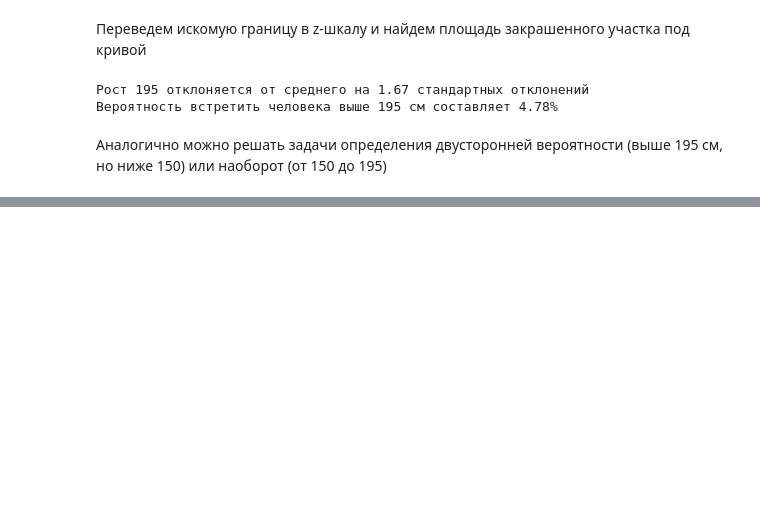
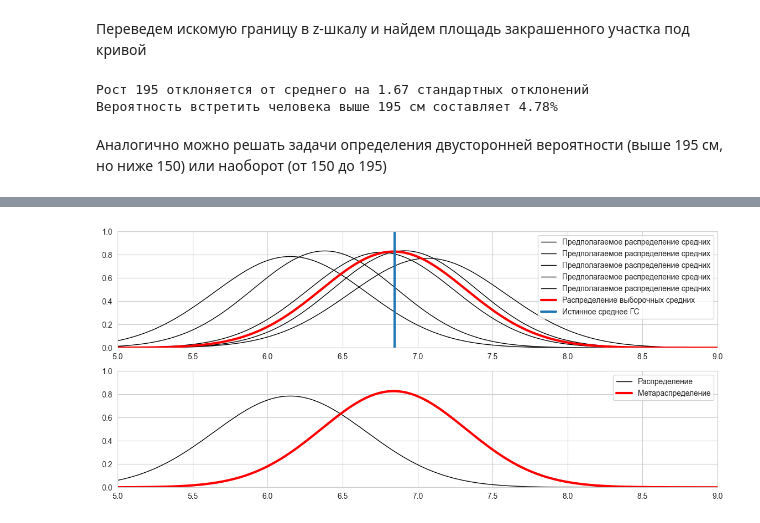
Before and after one commit to zakharkousnetsov/DS_projects, a Jupyter notebook: 00_statistics/statistics.ipynb, the cells around one changed output, grey strips where cells are left out. Drawn from its saved outputs; the diff is of its cells as text; code cells hidden in the pictures; blank space fills up the shorter version.

```diff
--- a/00_statistics/statistics.ipynb
+++ b/00_statistics/statistics.ipynb
@@ -96,0 +153,31 @@ print(f'Вероятность встретить человека выше {q}
+# %%
+fig, (ax1, ax2) = plt.subplots(2, 1, figsize=(14, 6))
+
+x = np.arange(-2, 15, 0.01)
+means = []
+for i in range(999):
+    n = 100
+    sample = np.random.choice(dist, size=n)
+    means.append(np.mean(sample))
+    if i>993:
+        ax1.plot(x, st.norm.pdf(x, loc=np.mean(sample),
+                                   scale=np.std(sample)/np.sqrt(n)), color='k', linewidth=1, label='Предполагаемое распределение средних');
+
+ax1.plot(x, st.norm.pdf(x, loc=np.mean(means), scale=np.std(means)), color='red', linewidth=3, label='Распределение выборочных средних');
+ax1.axvline(np.mean(dist), linewidth=3, label='Истинное среднее ГС')
+
+ax1.set_xlim([5, 9]);
+ax1.set_ylim([0, 1]);
+ax1.legend();
+ax1.legend();
+
+ax2.plot(x, st.norm.pdf(x,
+                        loc=means[-1],
+                        scale=np.std(sample)/np.sqrt(n)), color='k', linewidth=1, label='Распределение');
+ax2.plot(x, st.norm.pdf(x, loc=np.mean(means), scale=np.std(means)), color='red', linewidth=3, label='Метараспределение');
+ax2.set_xlim([5, 9]);
+ax2.set_ylim([0, 1]);
+ax2.legend();
+ax2.legend();
+# %% [output]
+[figure, added]
```
Also changed, not shown: parts of 12 cells of this notebook, 1 other file.
